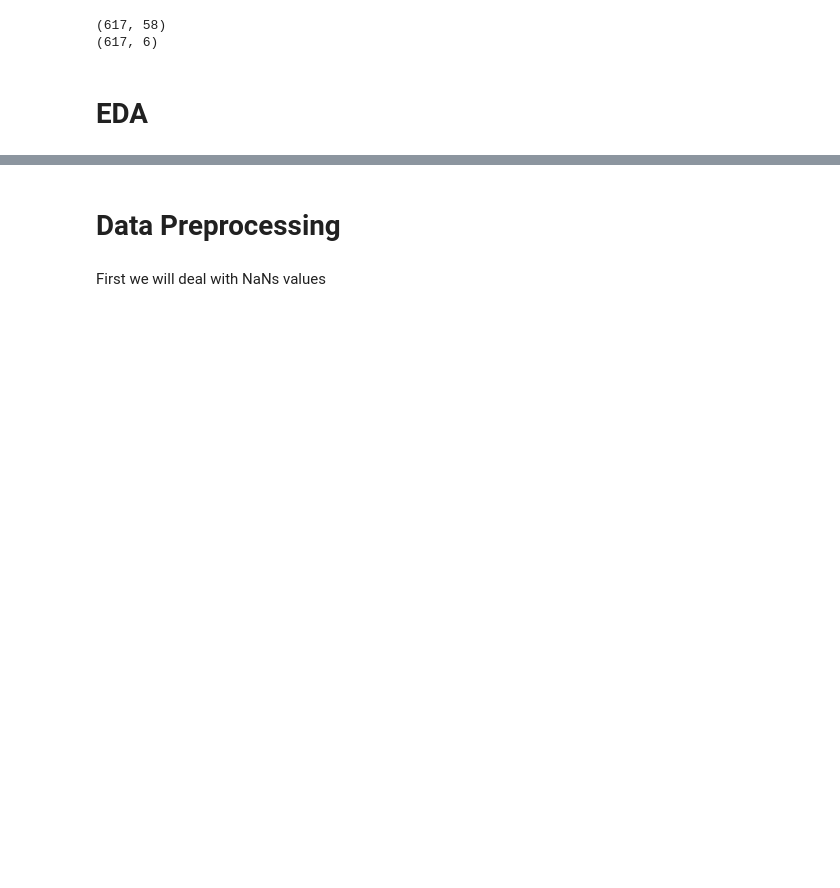
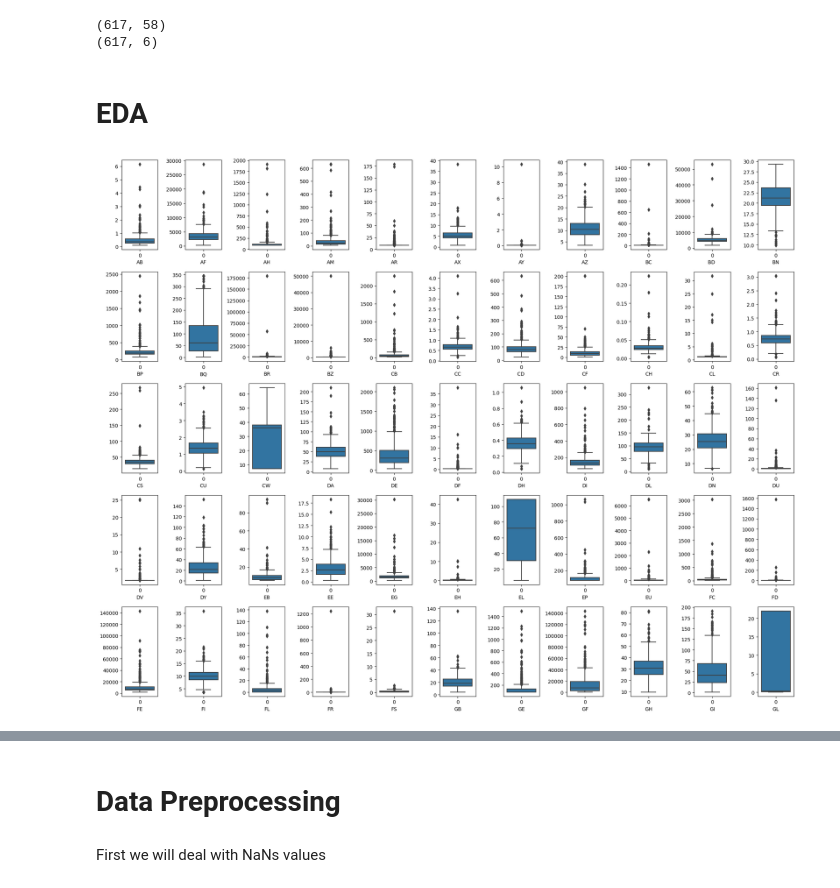
Before and after one commit to quangbui04/age-condition, a Jupyter notebook: age-conditions.ipynb, the cells around one changed output, grey strips where cells are left out. Saved outputs shown, nothing was run; the diff lists cells and outputs as text; code cells hidden in the pictures; blank space fills up the shorter version.

```diff
--- a/age-conditions.ipynb
+++ b/age-conditions.ipynb
@@ -38,3 +40,22 @@ print(df_greek.shape)
 (617, 6)
 # %% [markdown]
 # EDA
+# %%
+column_names = ['AB', 'AF', 'AH', 'AM', 'AR', 'AX', 'AY', 'AZ', 'BC', 'BD ', 'BN',
+       'BP', 'BQ', 'BR', 'BZ', 'CB', 'CC', 'CD ', 'CF', 'CH', 'CL', 'CR', 'CS',
+       'CU', 'CW ', 'DA', 'DE', 'DF', 'DH', 'DI', 'DL', 'DN', 'DU', 'DV', 'DY',
+       'EB', 'EE', 'EG', 'EH', 'EL', 'EP', 'EU', 'FC', 'FD ', 'FE', 'FI',
+       'FL', 'FR', 'FS', 'GB', 'GE', 'GF', 'GH', 'GI', 'GL']
+
+fig, axes = plt.subplots(nrows=5, ncols=int(len(column_names)/5), figsize=(20,16))
+
+axes = axes.flatten()
+
+for i in range(len(column_names)):
+    sns.boxplot(df_train[column_names[i]], ax=axes[i])
+    axes[i].set_xlabel(column_names[i])
+
+fig.tight_layout()
+plt.show()
+# %% [output]
+[figure, added]
```
Also changed, not shown: parts of 14 cells of this notebook.
